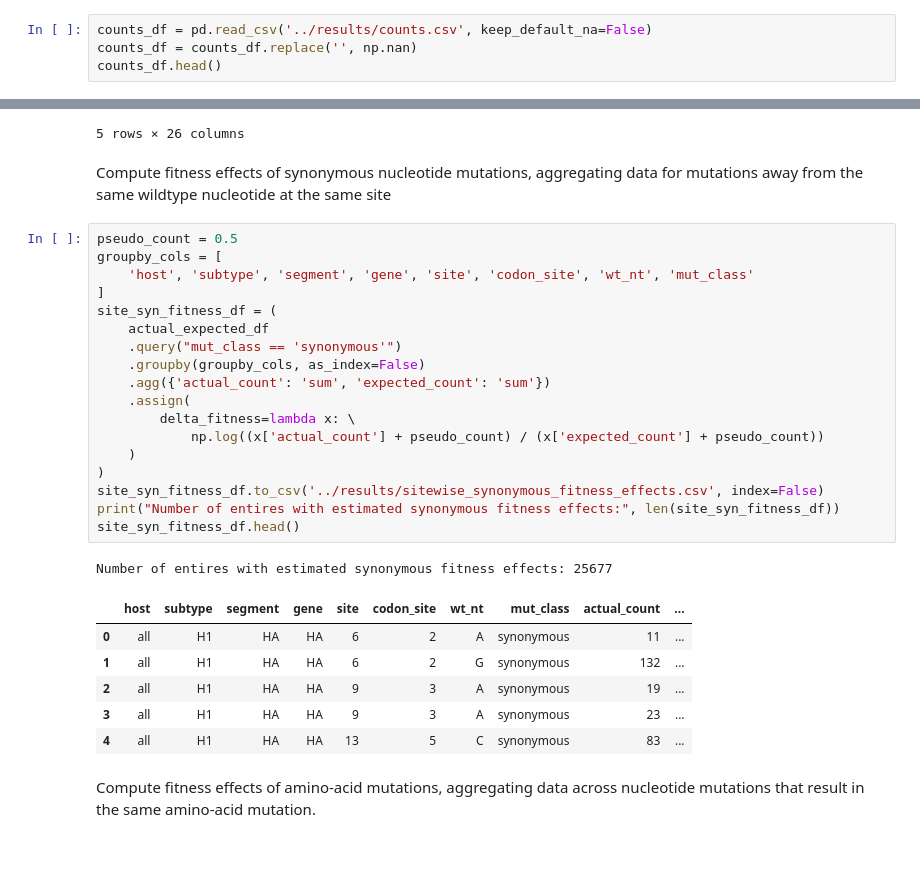
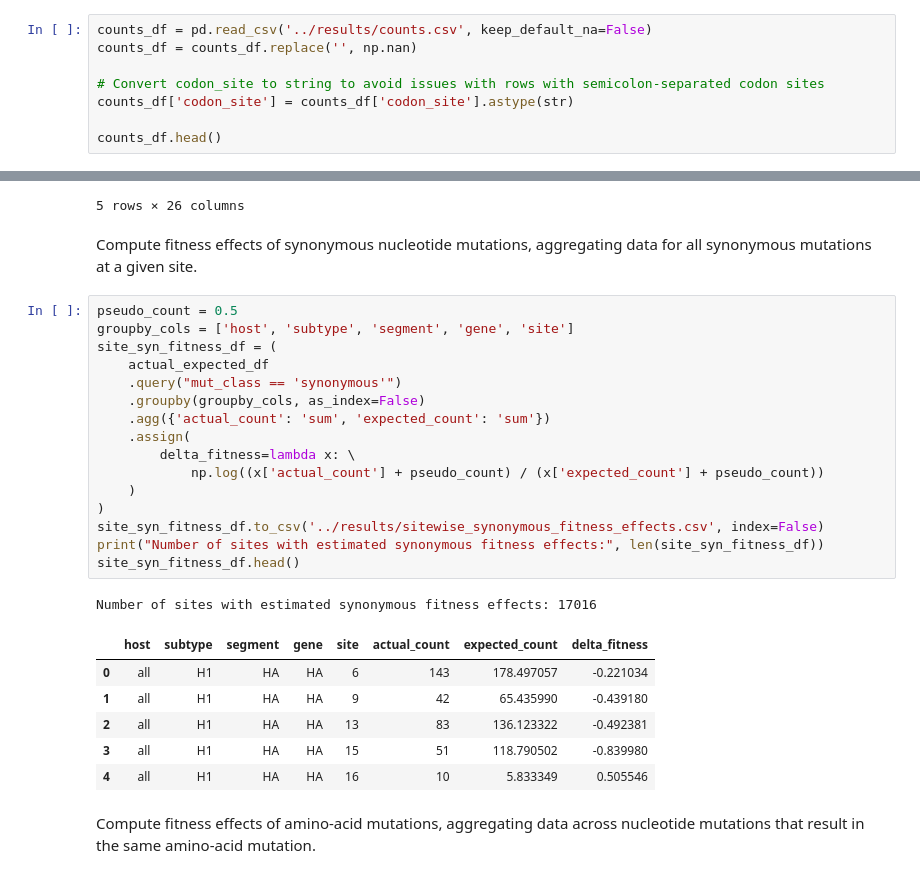
Before and after one commit to matsengrp/flu-mut-rates, a Jupyter notebook: notebooks/compute_fitness_effects.ipynb, the cells around one changed output, grey strips where cells are left out. Cells and saved outputs as stored; diff of their text form.

```diff
--- a/notebooks/compute_fitness_effects.ipynb
+++ b/notebooks/compute_fitness_effects.ipynb
@@ -11,6 +11,10 @@ Read in counts data
 # %%
 counts_df = pd.read_csv('../results/counts.csv', keep_default_na=False)
 counts_df = counts_df.replace('', np.nan)
+
+# Convert codon_site to string to avoid issues with rows with semicolon-separated codon sites
+counts_df['codon_site'] = counts_df['codon_site'].astype(str)
+
 counts_df.head()
 # %% [output]
 |  | site | nt_mut | wt_nt | mut_nt | gene | codon_position | codon_site | wt_codon | mut_codon | wt_aa | ... |
@@ -60,33 +64,31 @@ Number of unique nucleotide mutations with data: 129187
 | 136 | 1423 | A1423C | A | C | PB1 | 1 | 475 | ATC | CTC | I | ... |
 5 rows × 26 columns
 # %% [markdown]
-Compute fitness effects of synonymous nucleotide mutations, aggregating data for mutations away from the same wildtype nucleotide at the same site
+Compute fitness effects of synonymous nucleotide mutations, aggregating data for all synonymous mutations at a given site.
 # %%
 pseudo_count = 0.5
-groupby_cols = [
-    'host', 'subtype', 'segment', 'gene', 'site', 'codon_site', 'wt_nt', 'mut_class'
-]
+groupby_cols = ['host', 'subtype', 'segment', 'gene', 'site']
 site_syn_fitness_df = (
     actual_expected_df
     .query("mut_class == 'synonymous'")
     .groupby(groupby_cols, as_index=False)
     .agg({'actual_count': 'sum', 'expected_count': 'sum'})
     .assign(
         delta_fitness=lambda x: \
             np.log((x['actual_count'] + pseudo_count) / (x['expected_count'] + pseudo_count))
     )
 )
 site_syn_fitness_df.to_csv('../results/sitewise_synonymous_fitness_effects.csv', index=False)
-print("Number of entires with estimated synonymous fitness effects:", len(site_syn_fitness_df))
+print("Number of sites with estimated synonymous fitness effects:", len(site_syn_fitness_df))
 site_syn_fitness_df.head()
 # %% [output]
-Number of entires with estimated synonymous fitness effects: 25677
+Number of sites with estimated synonymous fitness effects: 17016
-|  | host | subtype | segment | gene | site | codon_site | wt_nt | mut_class | actual_count | ... |
-| 0 | all | H1 | HA | HA | 6 | 2 | A | synonymous | 11 | ... |
-| 1 | all | H1 | HA | HA | 6 | 2 | G | synonymous | 132 | ... |
-| 2 | all | H1 | HA | HA | 9 | 3 | A | synonymous | 19 | ... |
-| 3 | all | H1 | HA | HA | 9 | 3 | A | synonymous | 23 | ... |
-| 4 | all | H1 | HA | HA | 13 | 5 | C | synonymous | 83 | ... |
+|  | host | subtype | segment | gene | site | actual_count | expected_count | delta_fitness |
+| 0 | all | H1 | HA | HA | 6 | 143 | 178.497057 | -0.221034 |
+| 1 | all | H1 | HA | HA | 9 | 42 | 65.435990 | -0.439180 |
+| 2 | all | H1 | HA | HA | 13 | 83 | 136.123322 | -0.492381 |
+| 3 | all | H1 | HA | HA | 15 | 51 | 118.790502 | -0.839980 |
+| 4 | all | H1 | HA | HA | 16 | 10 | 5.833349 | 0.505546 |
 # %% [markdown]
 Compute fitness effects of amino-acid mutations, aggregating data across nucleotide mutations that result in the same amino-acid mutation.
 # %%
```
Also changed, not shown: parts of 3 cells of this notebook, 3 other files.
